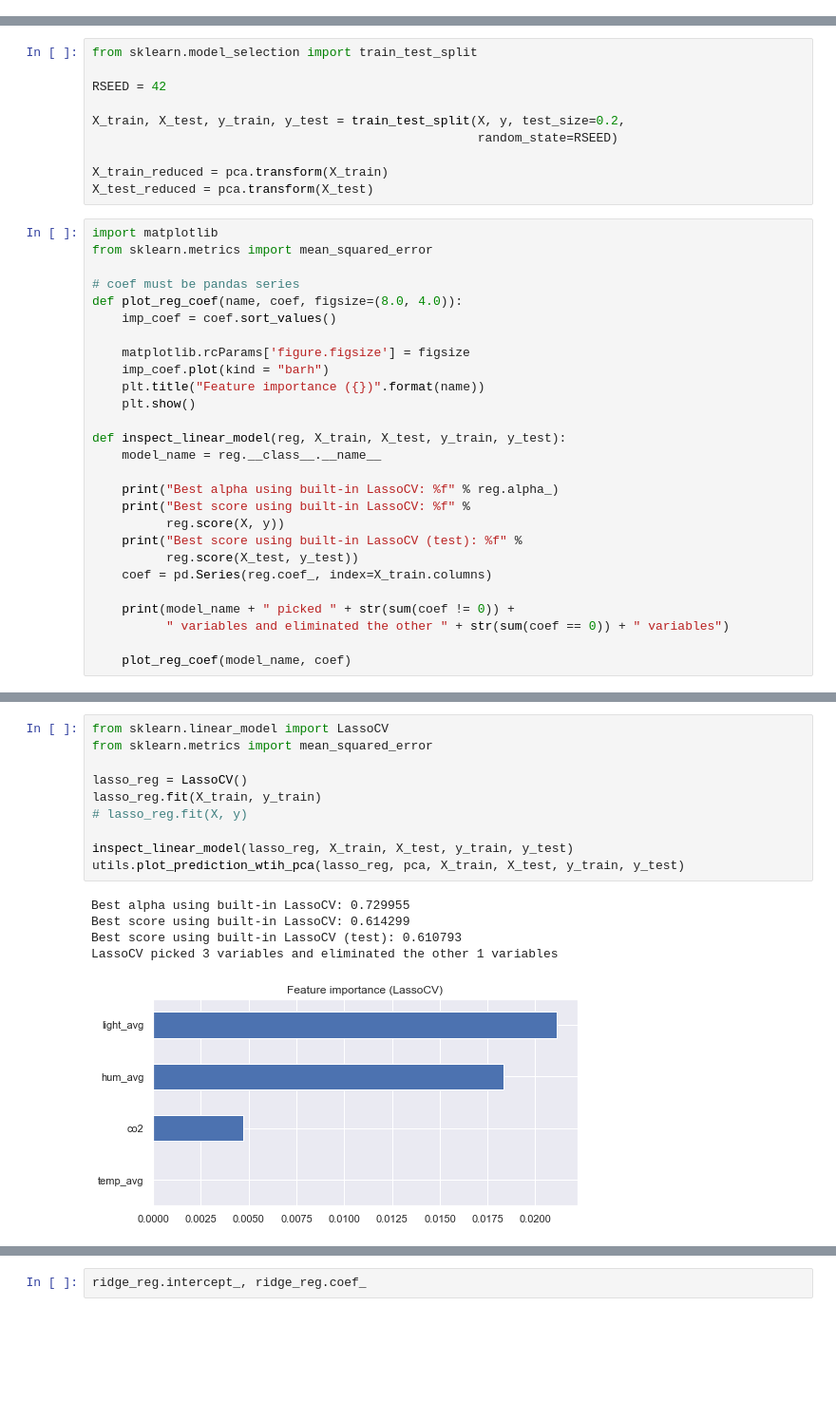
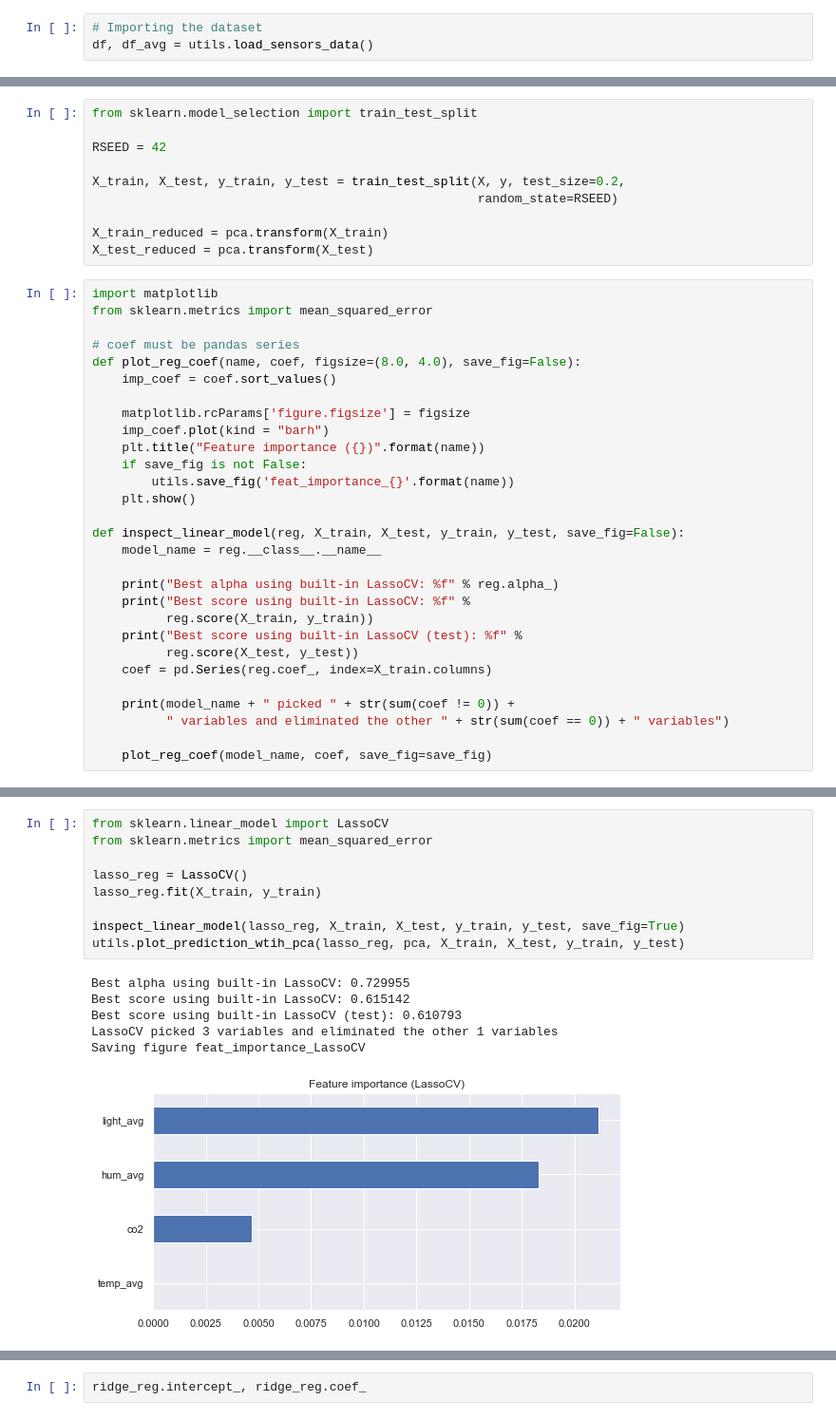
Before and after one commit to WhatTheFar/senior-proj-ai, a Jupyter notebook: eda_and_linear_model.ipynb, the cells around one changed output, grey strips where cells are left out. Shown at 95% size. Cells and saved outputs as stored; diff of their text form; blank space fills up the shorter version.

```diff
--- a/eda_and_linear_model.ipynb
+++ b/eda_and_linear_model.ipynb
@@ -99,0 +17,3 @@ df_avg.describe()
+# %%
+# Importing the dataset
+df, df_avg = utils.load_sensors_data()
@@ -208,20 +236,22 @@ import matplotlib
 from sklearn.metrics import mean_squared_error
 
 # coef must be pandas series
-def plot_reg_coef(name, coef, figsize=(8.0, 4.0)):
+def plot_reg_coef(name, coef, figsize=(8.0, 4.0), save_fig=False):
     imp_coef = coef.sort_values()
 
     matplotlib.rcParams['figure.figsize'] = figsize
     imp_coef.plot(kind = "barh")
     plt.title("Feature importance ({})".format(name))
+    if save_fig is not False:
+        utils.save_fig('feat_importance_{}'.format(name))
     plt.show()
 
-def inspect_linear_model(reg, X_train, X_test, y_train, y_test):
+def inspect_linear_model(reg, X_train, X_test, y_train, y_test, save_fig=False):
     model_name = reg.__class__.__name__
 
     print("Best alpha using built-in LassoCV: %f" % reg.alpha_)
     print("Best score using built-in LassoCV: %f" %
-          reg.score(X, y))
+          reg.score(X_train, y_train))
     print("Best score using built-in LassoCV (test): %f" %
           reg.score(X_test, y_test))
     coef = pd.Series(reg.coef_, index=X_train.columns)
@@ -229,4 +259,4 @@ def inspect_linear_model(reg, X_train, X_test, y_train, y_test):
     print(model_name + " picked " + str(sum(coef != 0)) +
           " variables and eliminated the other " + str(sum(coef == 0)) + " variables")
 
-    plot_reg_coef(model_name, coef)
+    plot_reg_coef(model_name, coef, save_fig=save_fig)
@@ -233,19 +265,19 @@ def inspect_linear_model(reg, X_train, X_test, y_train, y_test):
 # %%
 from sklearn.linear_model import LassoCV
 from sklearn.metrics import mean_squared_error
 
 lasso_reg = LassoCV()
 lasso_reg.fit(X_train, y_train)
-# lasso_reg.fit(X, y)
 
-inspect_linear_model(lasso_reg, X_train, X_test, y_train, y_test)
+inspect_linear_model(lasso_reg, X_train, X_test, y_train, y_test, save_fig=True)
 utils.plot_prediction_wtih_pca(lasso_reg, pca, X_train, X_test, y_train, y_test)
 # %% [output]
 Best alpha using built-in LassoCV: 0.729955
-Best score using built-in LassoCV: 0.614299
+Best score using built-in LassoCV: 0.615142
 Best score using built-in LassoCV (test): 0.610793
 LassoCV picked 3 variables and eliminated the other 1 variables
+Saving figure feat_importance_LassoCV
-[figure, old version]
+[figure, new version]
 Training RMSE : 2.1730132269152427
 Training MAE : 1.6063261242167763
 Training Explained Variance : 0.6151421737963332
```
Also changed, not shown: parts of 28 cells of this notebook.
